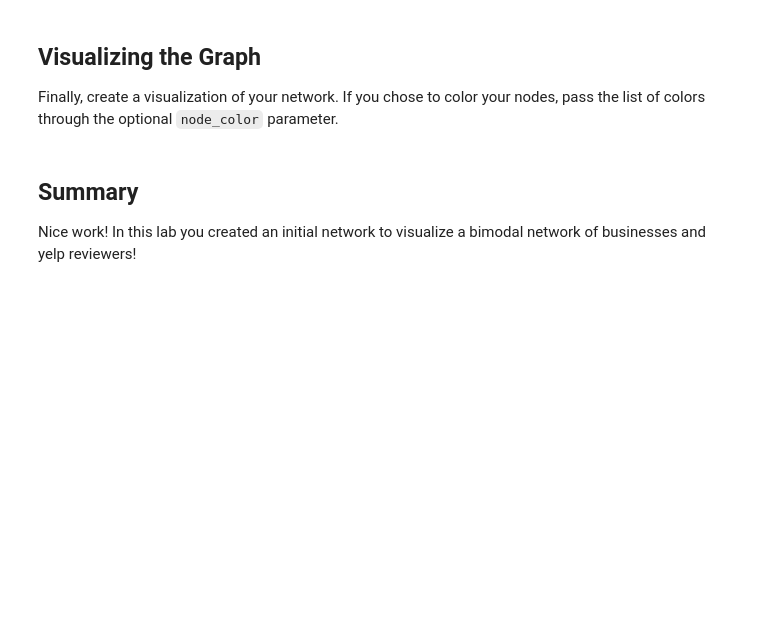
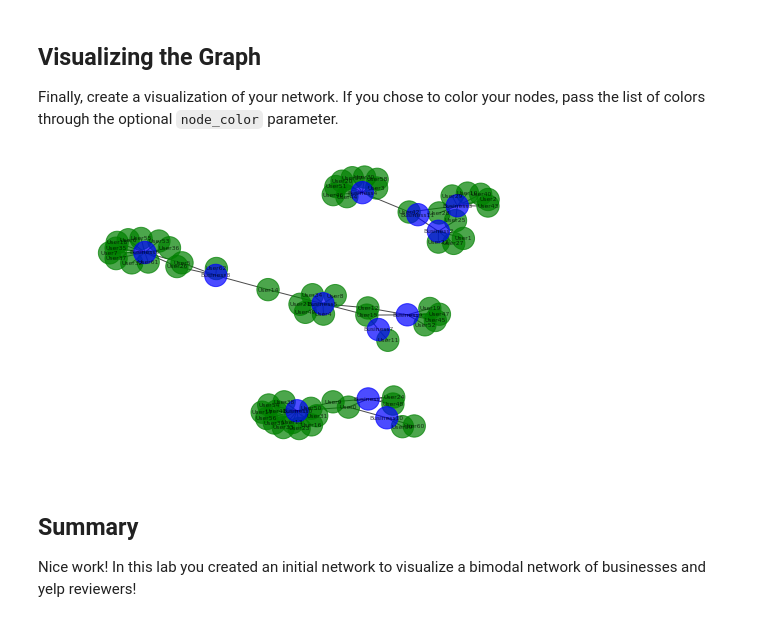
Before and after one commit to ColinFangshu/dsc-networkX-intro-lab-seattle-ds-career-051319, a Jupyter notebook: index.ipynb, the cells around one changed output. Drawn from its saved outputs; the diff is of its cells as text; code cells hidden in the pictures; blank space fills up the shorter version.

```diff
--- a/index.ipynb
+++ b/index.ipynb
@@ -122,3 +120,9 @@ Finally, create a visualization of your network. If you chose to color your node
+# %%
+#Your code here
+%matplotlib inline
+nx.draw(G, with_labels=True, alpha=.7, font_size=6, node_size=500, node_color=node_color)
+# %% [output]
+[figure, added]
 # %% [markdown]
 ## Summary
 
```
Also changed, not shown: parts of 1 cell of this notebook.
